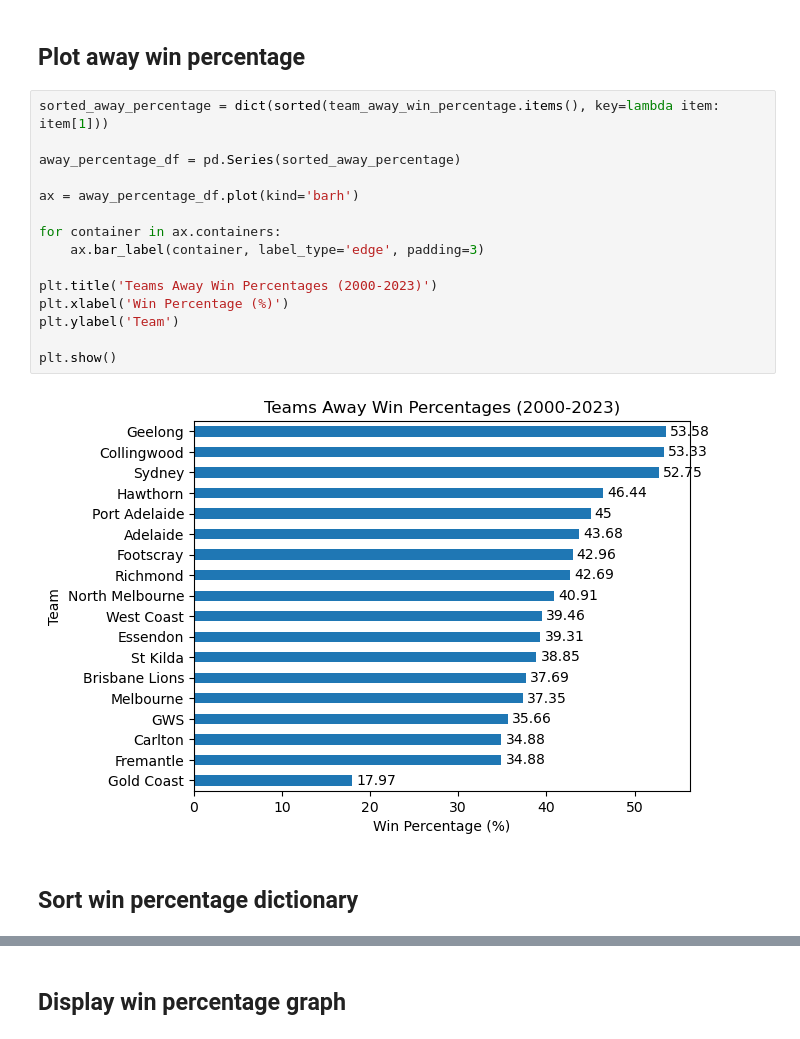
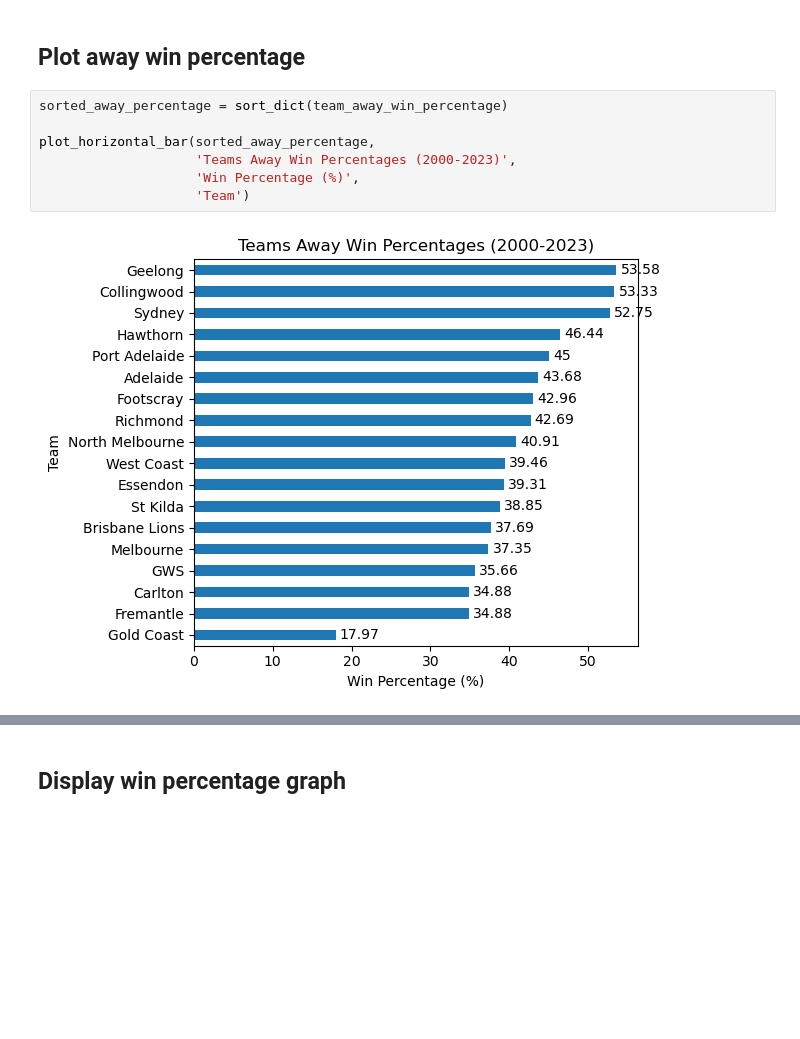
Before and after one commit to Cellett19/afl-match-predictor, a Jupyter notebook: Notebooks/afl_analysis.ipynb, the cells around one changed output, grey strips where cells are left out. Saved outputs shown, nothing was run; the diff lists cells and outputs as text; blank space fills up the shorter version.

```diff
--- a/Notebooks/afl_analysis.ipynb
+++ b/Notebooks/afl_analysis.ipynb
@@ -183,21 +218,11 @@ plt.show()
 # %% [markdown]
 ## Plot away win percentage
 # %%
-sorted_away_percentage = dict(sorted(team_away_win_percentage.items(), key=lambda item: item[1]))
+sorted_away_percentage = sort_dict(team_away_win_percentage)
 
-away_percentage_df = pd.Series(sorted_away_percentage)
-
-ax = away_percentage_df.plot(kind='barh')
-
-for container in ax.containers:
-    ax.bar_label(container, label_type='edge', padding=3)
-
-plt.title('Teams Away Win Percentages (2000-2023)')
-plt.xlabel('Win Percentage (%)')
-plt.ylabel('Team')
-
-plt.show()
+plot_horizontal_bar(sorted_away_percentage,
+                    'Teams Away Win Percentages (2000-2023)',
+                    'Win Percentage (%)',
+                    'Team')
 # %% [output]
-[figure, old version]
+[figure, new version]
-# %% [markdown]
-## Sort win percentage dictionary
```
Also changed, not shown: parts of 9 cells of this notebook, 9 other files.
